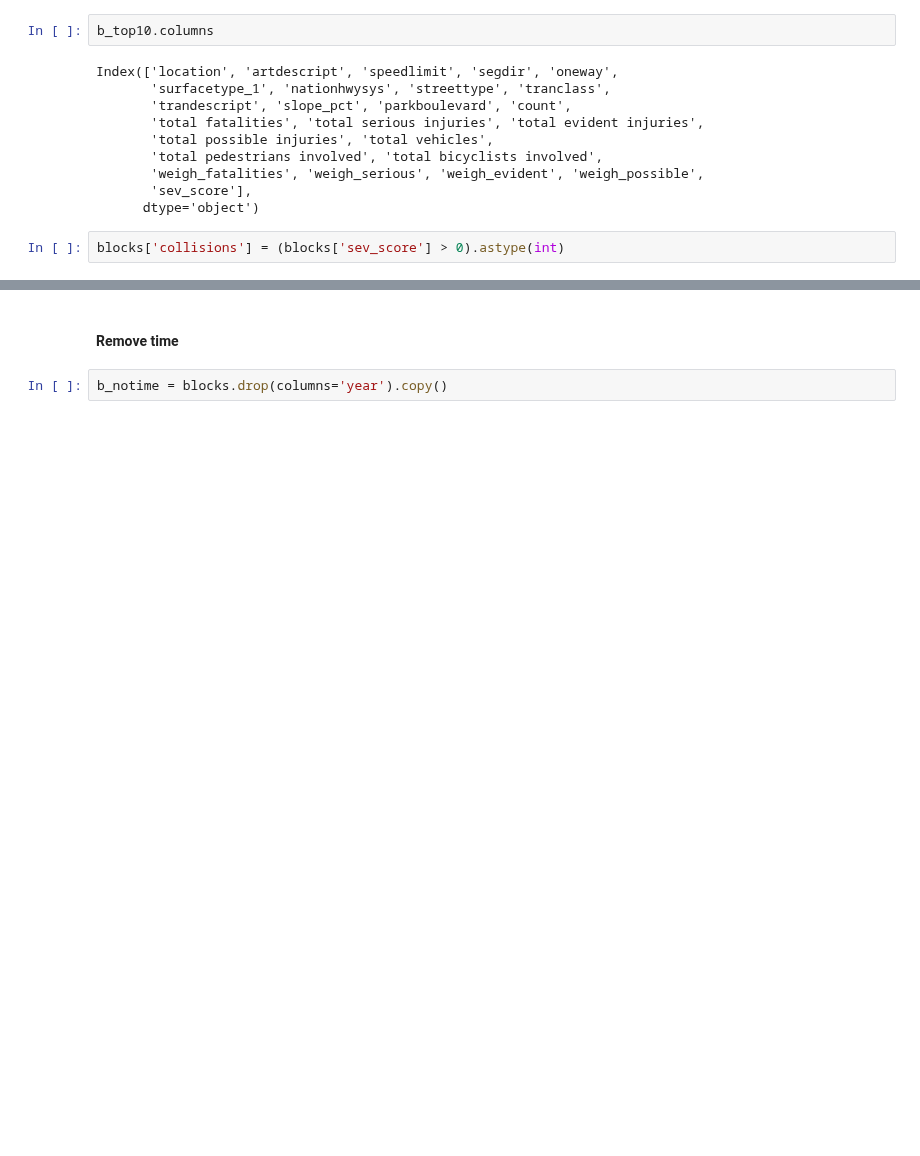
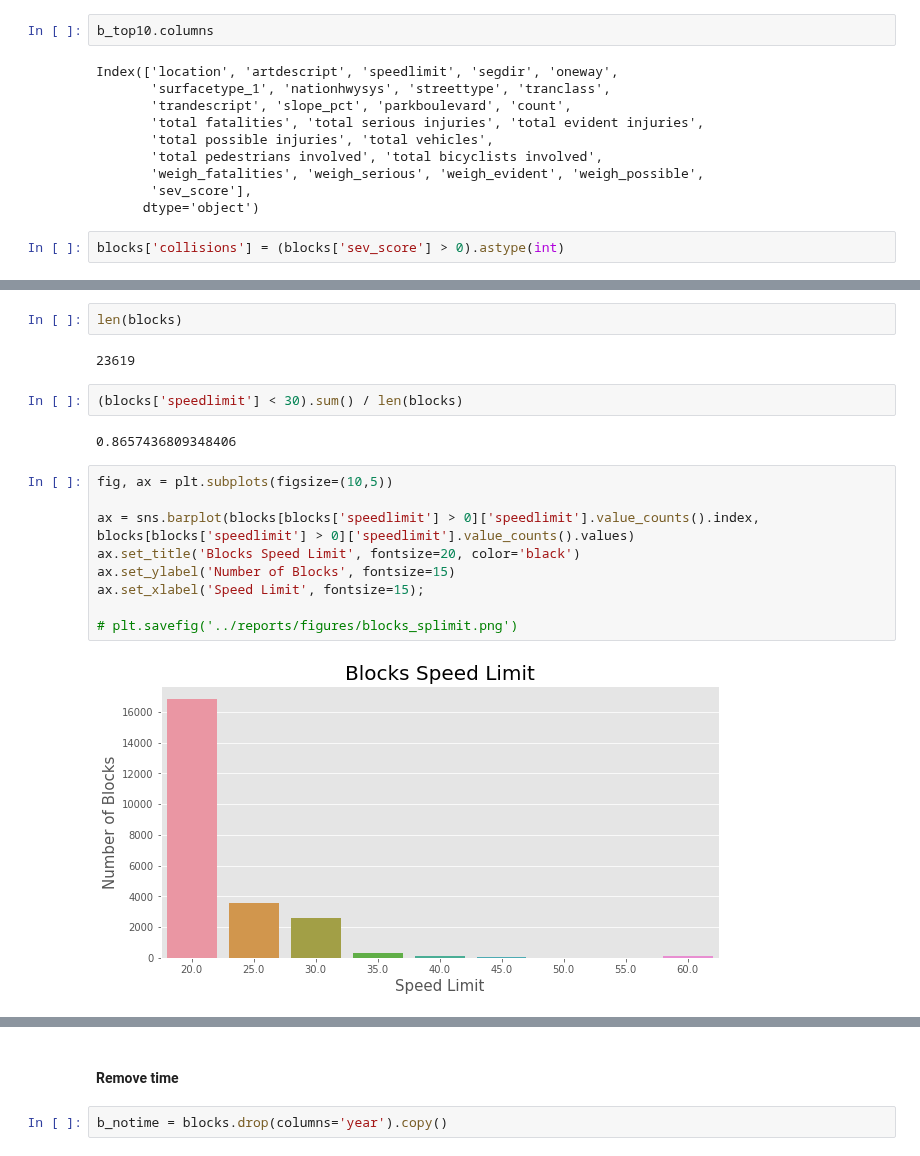
Before and after one commit to DataCircles/traffic_collisions_ml_team1, a Jupyter notebook: notebooks/cindy_severity_eda.ipynb, the cells around one changed output, grey strips where cells are left out. Drawn from its saved outputs; the diff is of its cells as text; blank space fills up the shorter version.

```diff
--- a/notebooks/cindy_severity_eda.ipynb
+++ b/notebooks/cindy_severity_eda.ipynb
@@ -151,0 +191,19 @@ b_top10_sev.head(2)
+# %%
+len(blocks)
+# %% [output]
+23619
+# %%
+(blocks['speedlimit'] < 30).sum() / len(blocks)
+# %% [output]
+0.8657436809348406
+# %%
+fig, ax = plt.subplots(figsize=(10,5))
+
+ax = sns.barplot(blocks[blocks['speedlimit'] > 0]['speedlimit'].value_counts().index, blocks[blocks['speedlimit'] > 0]['speedlimit'].value_counts().values)
+ax.set_title('Blocks Speed Limit', fontsize=20, color='black')
+ax.set_ylabel('Number of Blocks', fontsize=15)
+ax.set_xlabel('Speed Limit', fontsize=15);
+
+# plt.savefig('../reports/figures/blocks_splimit.png')
+# %% [output]
+[figure, added]
```
Also changed, not shown: parts of 30 cells of this notebook, 5 other files.
